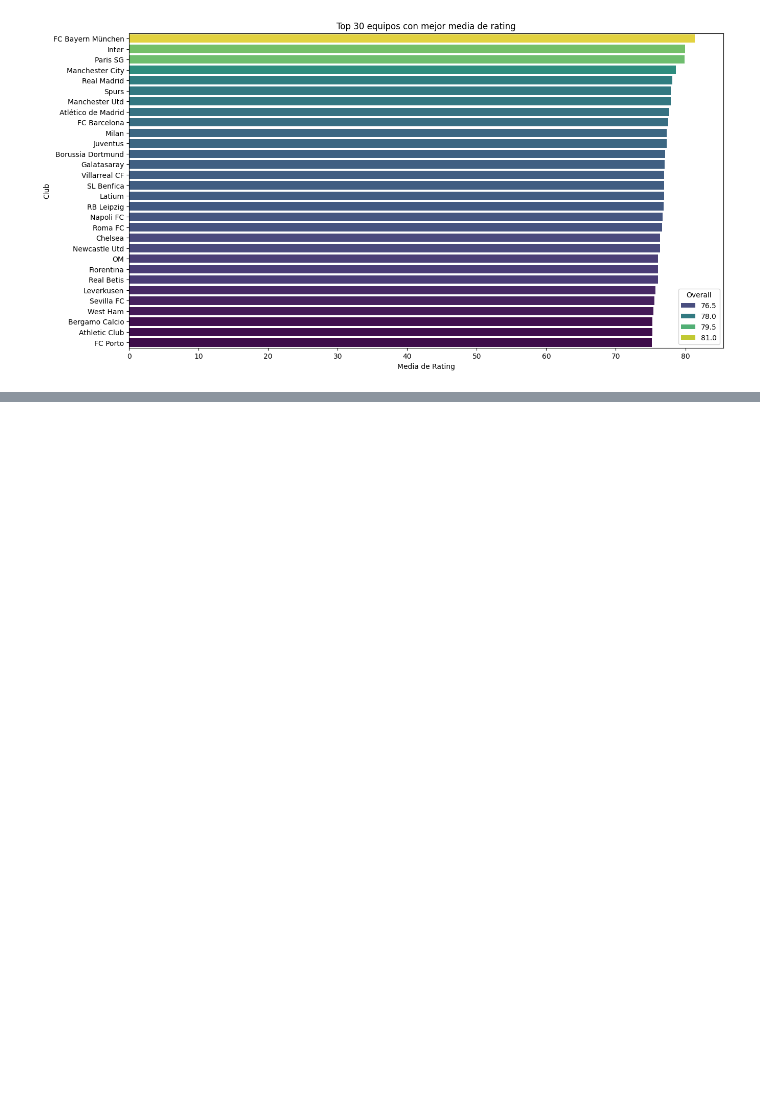
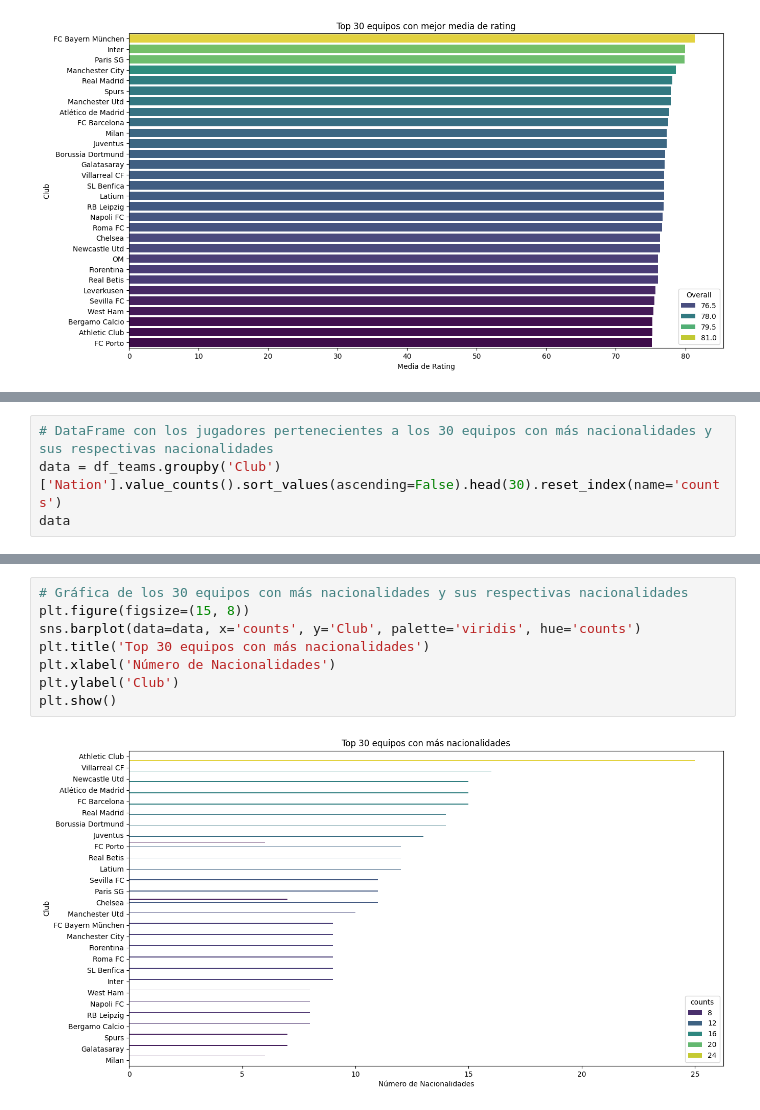
Before and after one commit to Tomaslopera/Fifa_Analysis, a Jupyter notebook: fifa24_male.ipynb, the cells around one changed output, grey strips where cells are left out. Saved outputs shown, nothing was run; the diff lists cells and outputs as text; blank space fills up the shorter version.

```diff
--- a/fifa24_male.ipynb
+++ b/fifa24_male.ipynb
@@ -135,0 +136,4 @@ plt.show()
+# %%
+# DataFrame con los jugadores pertenecientes a los 30 equipos con más nacionalidades y sus respectivas nacionalidades
+data = df_teams.groupby('Club')['Nation'].value_counts().sort_values(ascending=False).head(30).reset_index(name='counts')
+data
@@ -136 +158,11 @@ plt.show()
+# %%
+# Gráfica de los 30 equipos con más nacionalidades y sus respectivas nacionalidades
+plt.figure(figsize=(15, 8))
+sns.barplot(data=data, x='counts', y='Club', palette='viridis', hue='counts')
+plt.title('Top 30 equipos con más nacionalidades')
+plt.xlabel('Número de Nacionalidades')
+plt.ylabel('Club')
+plt.show()
+# %% [output]
+[figure, added]
 # %%
```
Also changed, not shown: parts of 4 cells of this notebook, 1 other file.
